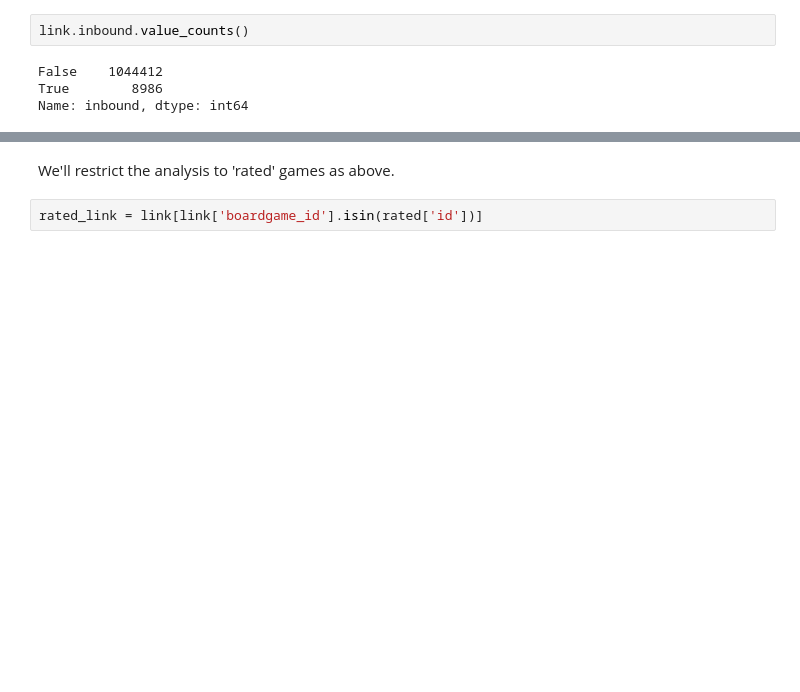
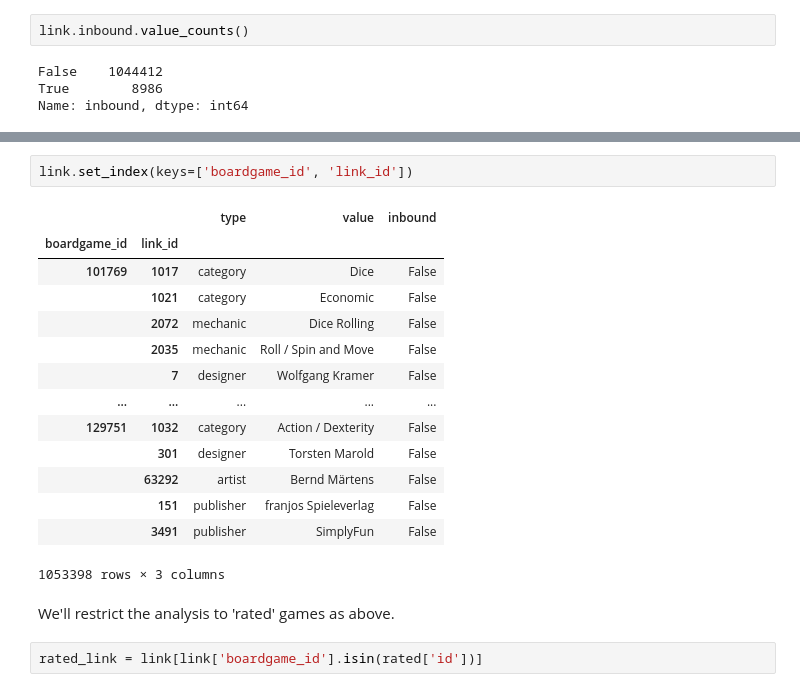
Before and after one commit to andrewKOwong/boardgames, a Jupyter notebook: analysis.ipynb, the cells around one changed output, grey strips where cells are left out. Saved outputs shown, nothing was run; the diff lists cells and outputs as text; blank space fills up the shorter version.

Commit message:
Update: progress on link inbound

```diff
--- a/analysis.ipynb
+++ b/analysis.ipynb
@@ -1161,3 +1261,20 @@ ID: 188561
+# %%
+link.set_index(keys=['boardgame_id', 'link_id'])
+# %% [output]
+|  |  | type | value | inbound |
+| boardgame_id | link_id |  |  |  |
+| 101769 | 1017 | category | Dice | False |
+|  | 1021 | category | Economic | False |
+|  | 2072 | mechanic | Dice Rolling | False |
+|  | 2035 | mechanic | Roll / Spin and Move | False |
+|  | 7 | designer | Wolfgang Kramer | False |
+| ... | ... | ... | ... | ... |
+| 129751 | 1032 | category | Action / Dexterity | False |
+|  | 301 | designer | Torsten Marold | False |
+|  | 63292 | artist | Bernd Märtens | False |
+|  | 151 | publisher | franjos Spieleverlag | False |
+|  | 3491 | publisher | SimplyFun | False |
+1053398 rows × 3 columns
 # %% [markdown]
 We'll restrict the analysis to 'rated' games as above.
 # %%
```
Also changed, not shown: parts of 12 cells of this notebook.
